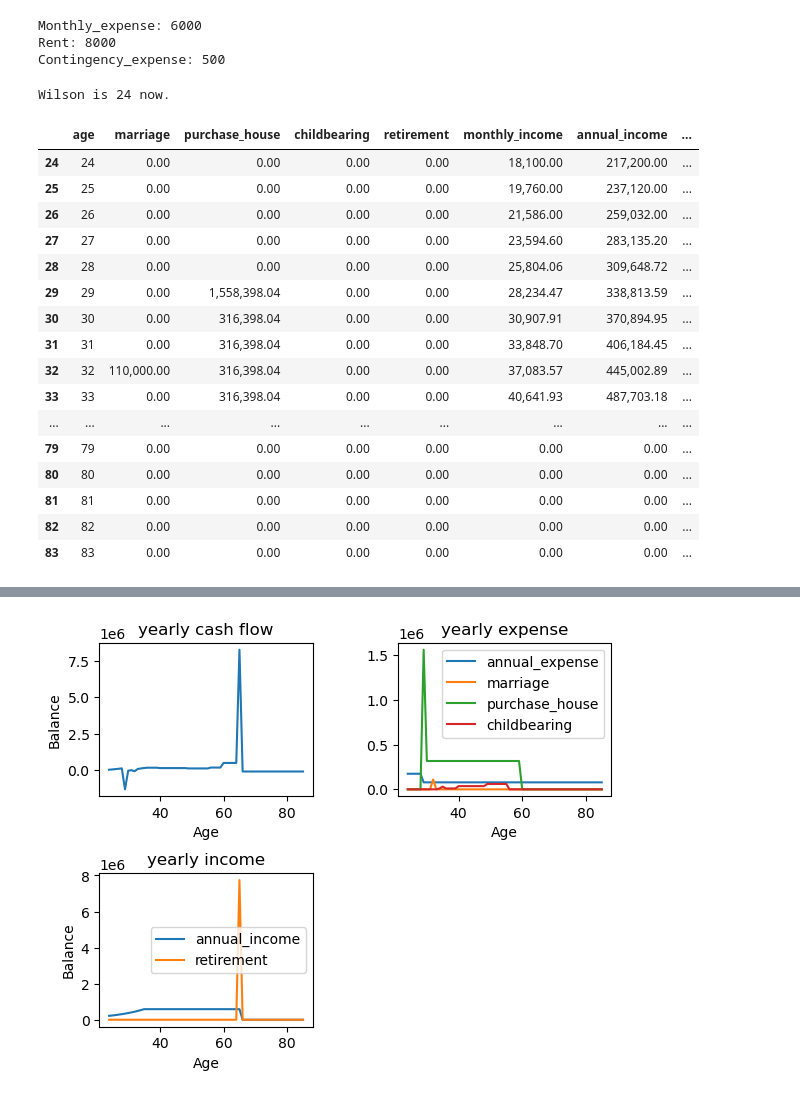
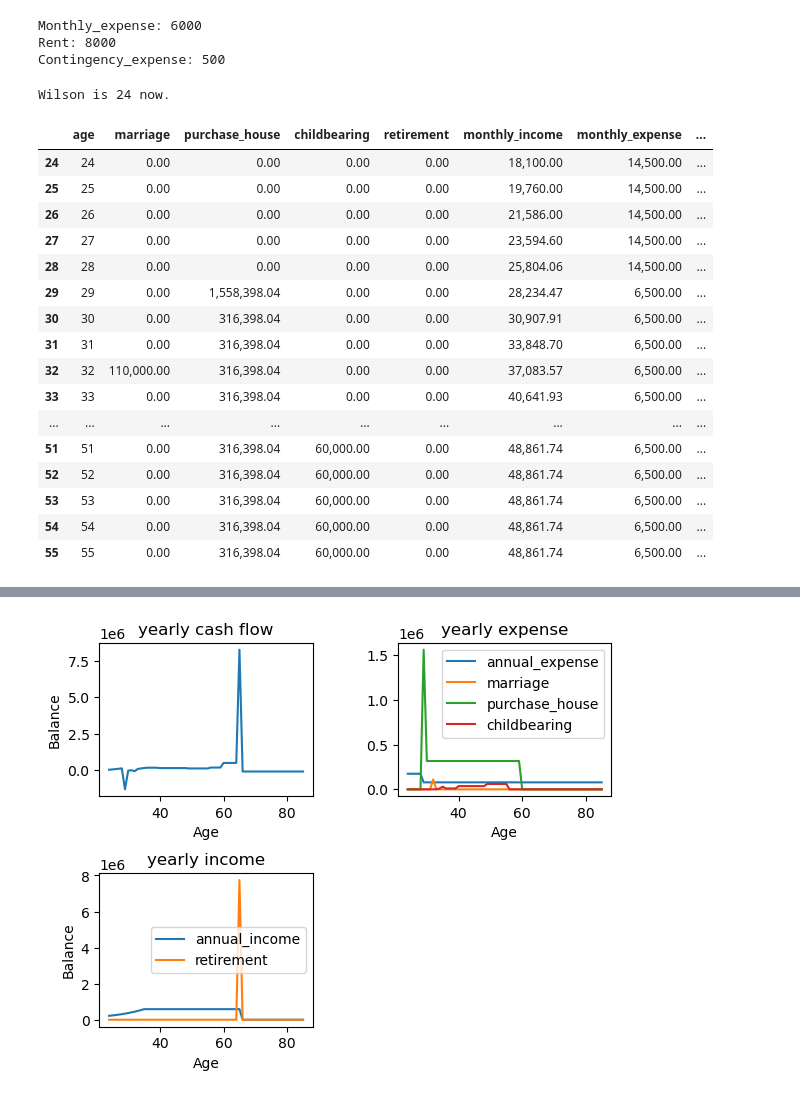
Before and after one commit to Popo-Neko/Financial-Planning, a Jupyter notebook: FinancialPlan.ipynb, the cells around one changed output, grey strips where cells are left out. Drawn from its saved outputs; the diff is of its cells as text; code cells hidden in the pictures.

```diff
--- a/FinancialPlan.ipynb
+++ b/FinancialPlan.ipynb
@@ -143,23 +144,26 @@ Contingency_expense: 500
 # %%
 # Person
 person_1 = t4p.person('Wilson', 24, life_events_1, income_1, expense_1)
-person_1.cash_flow_table.head(60)
 # %% [output]
 Wilson is 24 now.
-|  | age | marriage | purchase_house | childbearing | retirement | monthly_income | annual_income | ... |
-| 24 | 24 | 0.00 | 0.00 | 0.00 | 0.00 | 18,100.00 | 217,200.00 | ... |
-| 25 | 25 | 0.00 | 0.00 | 0.00 | 0.00 | 19,760.00 | 237,120.00 | ... |
-| 26 | 26 | 0.00 | 0.00 | 0.00 | 0.00 | 21,586.00 | 259,032.00 | ... |
-| 27 | 27 | 0.00 | 0.00 | 0.00 | 0.00 | 23,594.60 | 283,135.20 | ... |
-| 28 | 28 | 0.00 | 0.00 | 0.00 | 0.00 | 25,804.06 | 309,648.72 | ... |
-| 29 | 29 | 0.00 | 1,558,398.04 | 0.00 | 0.00 | 28,234.47 | 338,813.59 | ... |
-| 30 | 30 | 0.00 | 316,398.04 | 0.00 | 0.00 | 30,907.91 | 370,894.95 | ... |
-| 31 | 31 | 0.00 | 316,398.04 | 0.00 | 0.00 | 33,848.70 | 406,184.45 | ... |
-| 32 | 32 | 110,000.00 | 316,398.04 | 0.00 | 0.00 | 37,083.57 | 445,002.89 | ... |
-| 33 | 33 | 0.00 | 316,398.04 | 0.00 | 0.00 | 40,641.93 | 487,703.18 | ... |
-| ... | ... | ... | ... | ... | ... | ... | ... | ... |
-| 79 | 79 | 0.00 | 0.00 | 0.00 | 0.00 | 0.00 | 0.00 | ... |
-| 80 | 80 | 0.00 | 0.00 | 0.00 | 0.00 | 0.00 | 0.00 | ... |
-| 81 | 81 | 0.00 | 0.00 | 0.00 | 0.00 | 0.00 | 0.00 | ... |
-| 82 | 82 | 0.00 | 0.00 | 0.00 | 0.00 | 0.00 | 0.00 | ... |
-| 83 | 83 | 0.00 | 0.00 | 0.00 | 0.00 | 0.00 | 0.00 | ... |
+# %%
+# First 32 years
+person_1.cash_flow_table.head(32)
+# %% [output]
+|  | age | marriage | purchase_house | childbearing | retirement | monthly_income | monthly_expense | ... |
+| 24 | 24 | 0.00 | 0.00 | 0.00 | 0.00 | 18,100.00 | 14,500.00 | ... |
+| 25 | 25 | 0.00 | 0.00 | 0.00 | 0.00 | 19,760.00 | 14,500.00 | ... |
+| 26 | 26 | 0.00 | 0.00 | 0.00 | 0.00 | 21,586.00 | 14,500.00 | ... |
+| 27 | 27 | 0.00 | 0.00 | 0.00 | 0.00 | 23,594.60 | 14,500.00 | ... |
+| 28 | 28 | 0.00 | 0.00 | 0.00 | 0.00 | 25,804.06 | 14,500.00 | ... |
+| 29 | 29 | 0.00 | 1,558,398.04 | 0.00 | 0.00 | 28,234.47 | 6,500.00 | ... |
+| 30 | 30 | 0.00 | 316,398.04 | 0.00 | 0.00 | 30,907.91 | 6,500.00 | ... |
+| 31 | 31 | 0.00 | 316,398.04 | 0.00 | 0.00 | 33,848.70 | 6,500.00 | ... |
+| 32 | 32 | 110,000.00 | 316,398.04 | 0.00 | 0.00 | 37,083.57 | 6,500.00 | ... |
+| 33 | 33 | 0.00 | 316,398.04 | 0.00 | 0.00 | 40,641.93 | 6,500.00 | ... |
+| ... | ... | ... | ... | ... | ... | ... | ... | ... |
+| 51 | 51 | 0.00 | 316,398.04 | 60,000.00 | 0.00 | 48,861.74 | 6,500.00 | ... |
+| 52 | 52 | 0.00 | 316,398.04 | 60,000.00 | 0.00 | 48,861.74 | 6,500.00 | ... |
+| 53 | 53 | 0.00 | 316,398.04 | 60,000.00 | 0.00 | 48,861.74 | 6,500.00 | ... |
+| 54 | 54 | 0.00 | 316,398.04 | 60,000.00 | 0.00 | 48,861.74 | 6,500.00 | ... |
+| 55 | 55 | 0.00 | 316,398.04 | 60,000.00 | 0.00 | 48,861.74 | 6,500.00 | ... |
```
Also changed, not shown: parts of 9 cells of this notebook.
